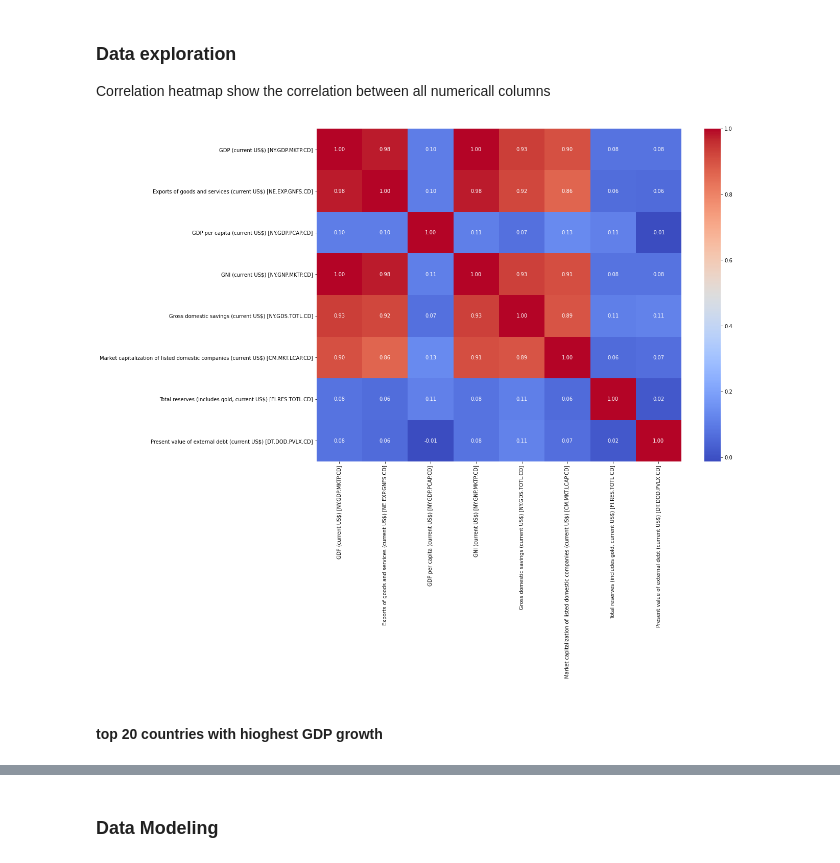
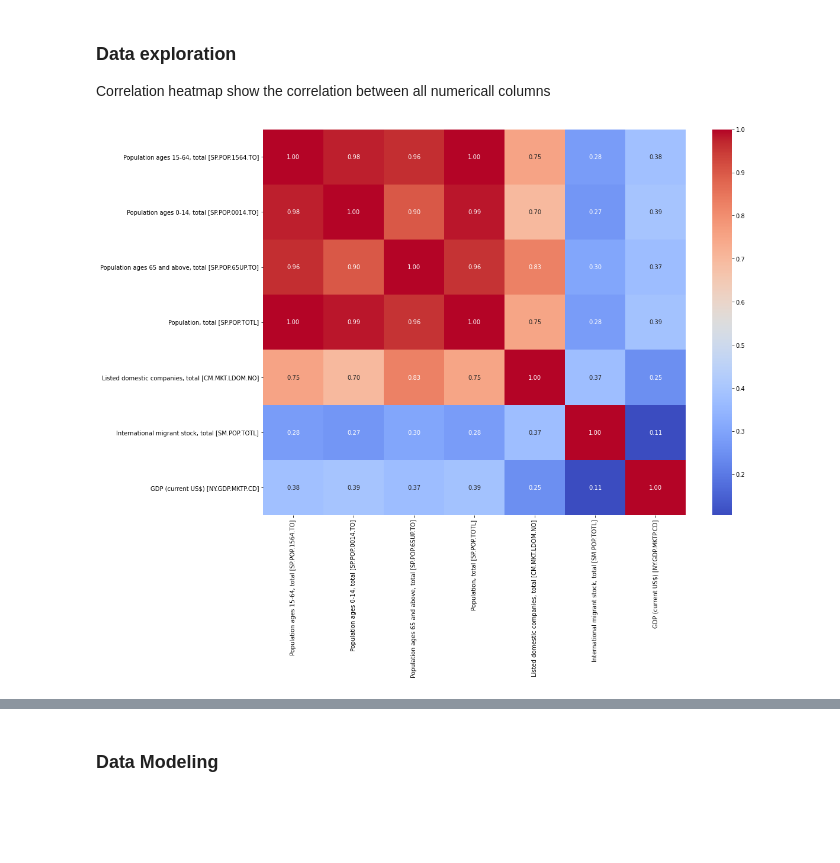
Before and after one commit to Tanushree28/GDP-Project---DataAnalyst_Apprenticeship, a Jupyter notebook: Notebook/Number Indicators - GDP.ipynb, the cells around one changed output, grey strips where cells are left out. Cells and saved outputs as stored; diff of their text form; code cells hidden in the pictures; blank space fills up the shorter version.

Commit message:
All indicators finished

```diff
--- a/Notebook/Number Indicators - GDP.ipynb
+++ b/Notebook/Number Indicators - GDP.ipynb
@@ -8,5 +8,5 @@ import pandas as pd #data processing, CSV file I/O (e.g. pd.read_csv)
 import seaborn as sns
 from matplotlib import pyplot as plt
 # %%
-cur_df = pd.read_csv(r"C:\Users\acer\GDP FINAL PRO\Data in CSV\Currency Indicator.csv", index_col=False)
+num_df = pd.read_csv(r"C:\Users\acer\GDP FINAL PRO\Data in CSV\Number Indiactors.csv", index_col=False)
 # %%
@@ -134,9 +146,7 @@ dtype: int64
 Correlation heatmap show the correlation between all numericall columns
 # %%
 plt.figure(figsize=(16,12))
-sns.heatmap(data=cur_df.iloc[:,2:].corr(),annot=True,fmt='.2f',cmap='coolwarm')
+sns.heatmap(data=num_df.iloc[:,2:].corr(),annot=True,fmt='.2f',cmap='coolwarm')
 plt.show()
 # %% [output]
-[figure, old version]
+[figure, new version]
-# %% [markdown]
-#### top 20 countries with hioghest GDP growth
```
Also changed, not shown: parts of 28 cells of this notebook, 3 other files.
